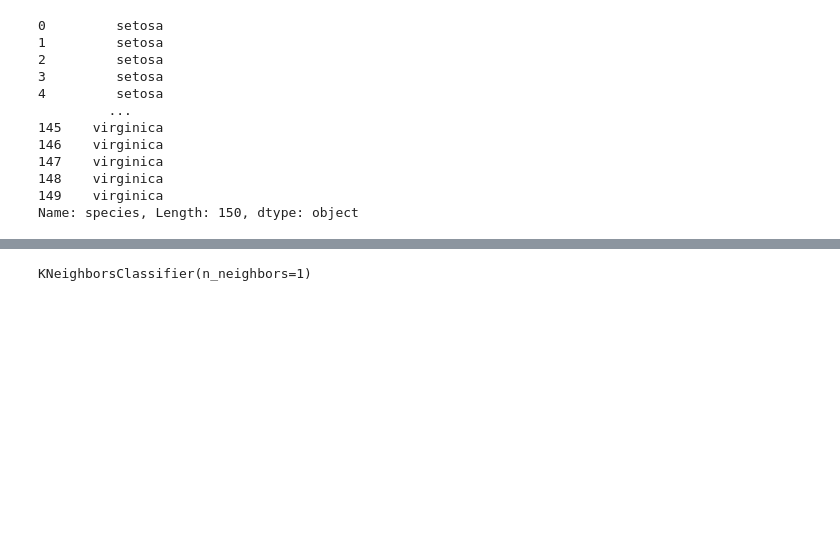
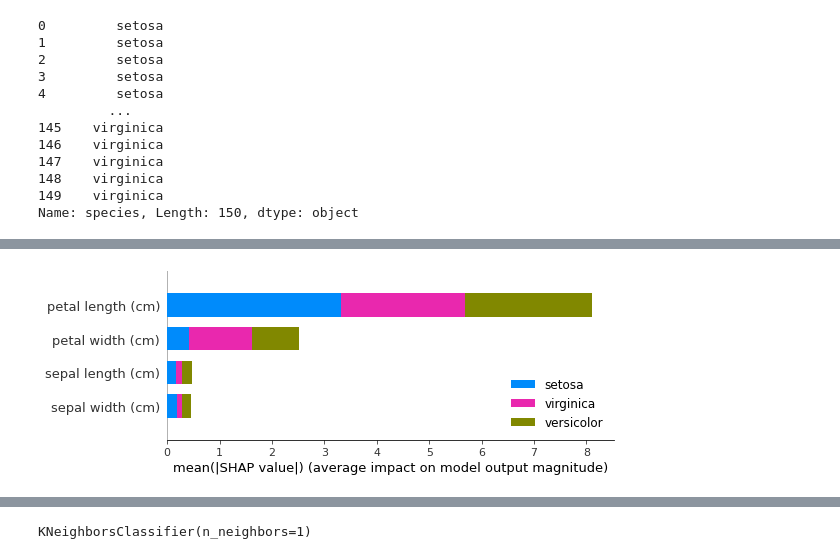
Before and after one commit to jmbernabotto/INSA2021, a Jupyter notebook: GridSearch_methode.ipynb, the cells around one changed output, grey strips where cells are left out. Cells and saved outputs as stored; diff of their text form; code cells hidden in the pictures; blank space fills up the shorter version.

```diff
--- a/GridSearch_methode.ipynb
+++ b/GridSearch_methode.ipynb
@@ -105 +105,21 @@ Xtrain
 120 rows × 4 columns
+# %%
+import sklearn
+import shap
+import warnings
+
+from sklearn.model_selection import train_test_split
+warnings.simplefilter("ignore")
+
+# print the JS visualization code to the notebook
+shap.initjs()
+
+X,y = shap.datasets.iris()
+
+
+svm = sklearn.svm.SVC(kernel='rbf', probability=True)
+svm.fit(X, y)
+
+# use Kernel SHAP to explain test set predictions
+explainer = shap.KernelExplainer(svm.predict_proba, X, link="logit")
+shap_values = explainer.shap_values(X, nsamples=100)
@@ -106 +129,6 @@ Xtrain
+# %%
+# grâce à ce graphe, on voit quelles sont les caractérisitiques les plus discriminantes
+shap.summary_plot(shap_values, X,class_names=['setosa','versicolor','virginica'])
+# %% [output]
+[figure, added]
 # %%
```
Also changed, not shown: parts of 3 cells of this notebook.
